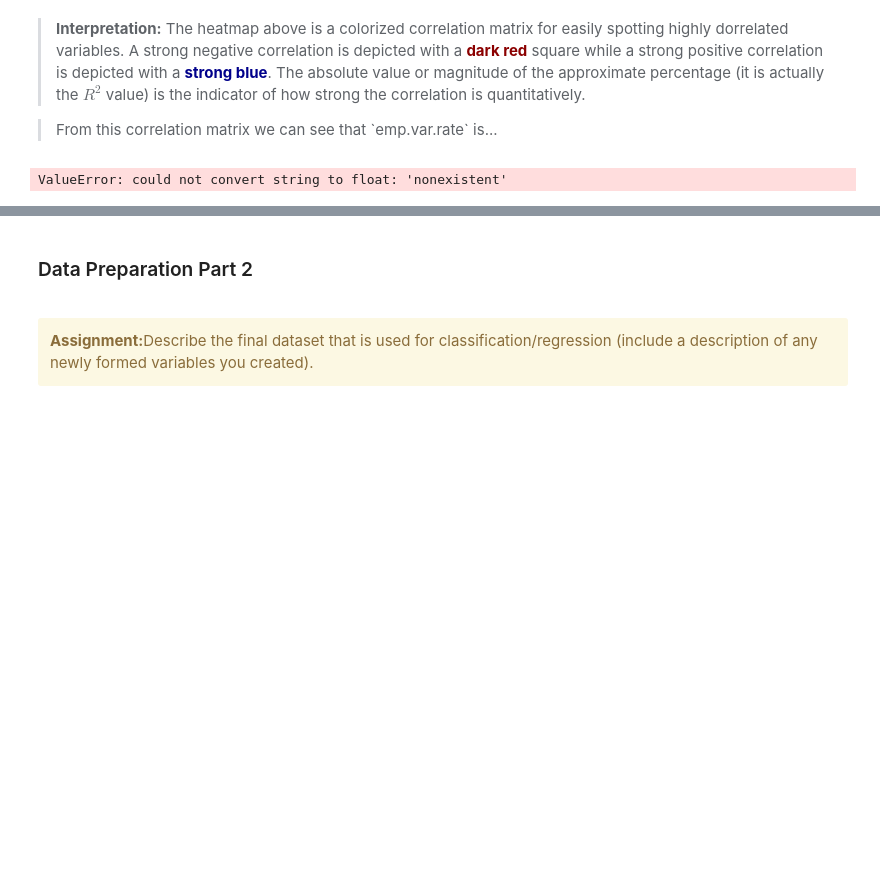
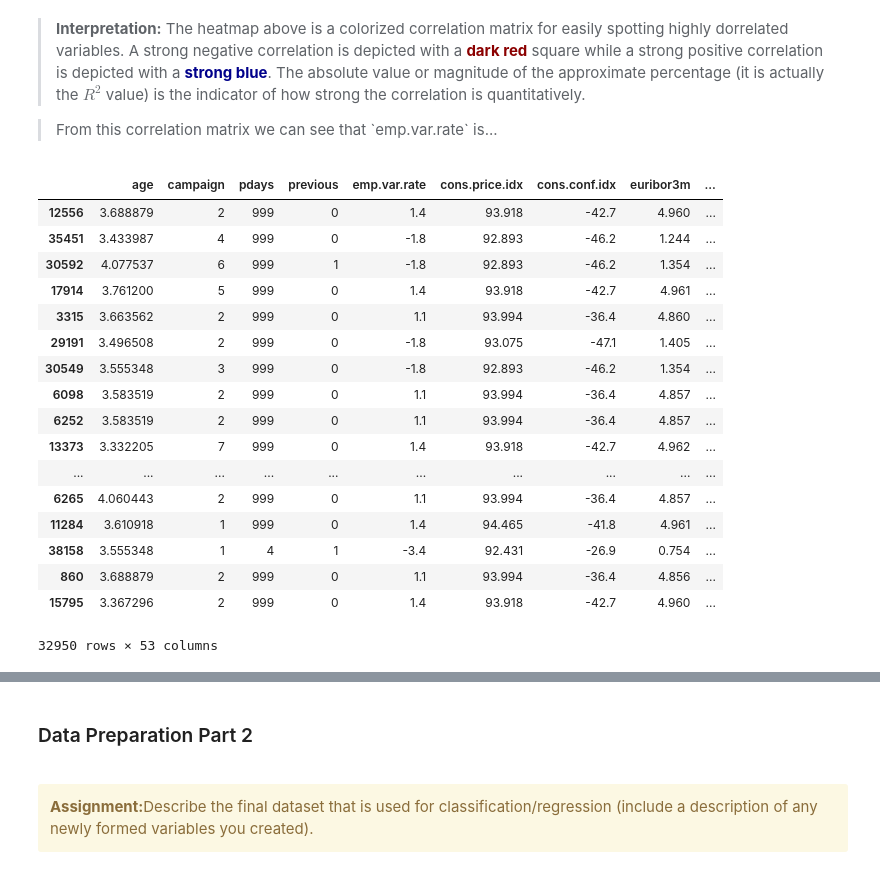
Before and after one commit to GriffinLane/DataMining-Lab2, a Jupyter notebook: Lab 2.ipynb, the cells around one changed output, grey strips where cells are left out. Saved outputs shown, nothing was run; the diff lists cells and outputs as text; code cells hidden in the pictures; blank space fills up the shorter version.

```diff
--- a/Lab 2.ipynb
+++ b/Lab 2.ipynb
@@ -107,25 +107,45 @@ sns.heatmap(corr,annot=True, fmt=".2%", cmap="RdBu")
 # %%
 from sklearn.model_selection import train_test_split
 from sklearn.preprocessing import OneHotEncoder
 
 #get y
 y = df.y
 
 #get all but y, also drop duration as it is not suitable for prediction
 X = df.drop(["y"], axis=1)
 
 #split 80/20
 X_train, X_test, y_train, y_test = train_test_split(X, y, test_size=0.2, random_state=42)
 
-# built in one hot encoding
-oh = OneHotEncoder()
+cats = X_train.select_dtypes(include=[np.object])
+cats_cols = cats.columns
 
-cats = X_train.select_dtypes(include=[np.object])
+for i in enumerate(cats_cols):
+    i = i[1]
+    one_h = pd.get_dummies(X_train[i])
+    X_train = X_train.drop(i,axis=1)
+    X_train[one_h.columns] = one_h
 
-oh.fit_transform(cats)
-# X_train[cats.columns] = oh.fit(cats)
+X_train
 # %% [output]
+|  | age | campaign | pdays | previous | emp.var.rate | cons.price.idx | cons.conf.idx | euribor3m | ... |
+| 12556 | 3.688879 | 2 | 999 | 0 | 1.4 | 93.918 | -42.7 | 4.960 | ... |
+| 35451 | 3.433987 | 4 | 999 | 0 | -1.8 | 92.893 | -46.2 | 1.244 | ... |
+| 30592 | 4.077537 | 6 | 999 | 1 | -1.8 | 92.893 | -46.2 | 1.354 | ... |
+| 17914 | 3.761200 | 5 | 999 | 0 | 1.4 | 93.918 | -42.7 | 4.961 | ... |
+| 3315 | 3.663562 | 2 | 999 | 0 | 1.1 | 93.994 | -36.4 | 4.860 | ... |
+| 29191 | 3.496508 | 2 | 999 | 0 | -1.8 | 93.075 | -47.1 | 1.405 | ... |
+| 30549 | 3.555348 | 3 | 999 | 0 | -1.8 | 92.893 | -46.2 | 1.354 | ... |
+| 6098 | 3.583519 | 2 | 999 | 0 | 1.1 | 93.994 | -36.4 | 4.857 | ... |
+| 6252 | 3.583519 | 2 | 999 | 0 | 1.1 | 93.994 | -36.4 | 4.857 | ... |
+| 13373 | 3.332205 | 7 | 999 | 0 | 1.4 | 93.918 | -42.7 | 4.962 | ... |
+| ... | ... | ... | ... | ... | ... | ... | ... | ... | ... |
+| 6265 | 4.060443 | 2 | 999 | 0 | 1.1 | 93.994 | -36.4 | 4.857 | ... |
+| 11284 | 3.610918 | 1 | 999 | 0 | 1.4 | 94.465 | -41.8 | 4.961 | ... |
+| 38158 | 3.555348 | 1 | 4 | 1 | -3.4 | 92.431 | -26.9 | 0.754 | ... |
+| 860 | 3.688879 | 2 | 999 | 0 | 1.1 | 93.994 | -36.4 | 4.856 | ... |
+| 15795 | 3.367296 | 2 | 999 | 0 | 1.4 | 93.918 | -42.7 | 4.960 | ... |
-ValueError: could not convert string to float: 'nonexistent'
+32950 rows × 53 columns
 # %%
 from sklearn.preprocessing import StandardScaler
 
```
Also changed, not shown: parts of 10 cells of this notebook.
